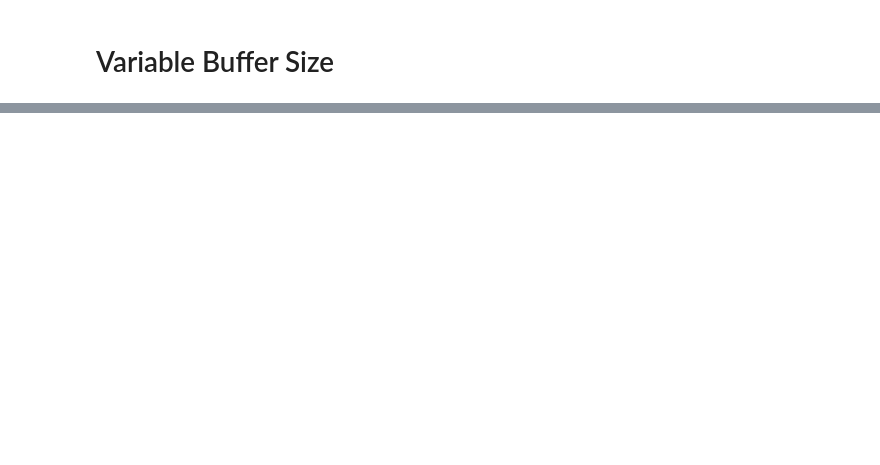
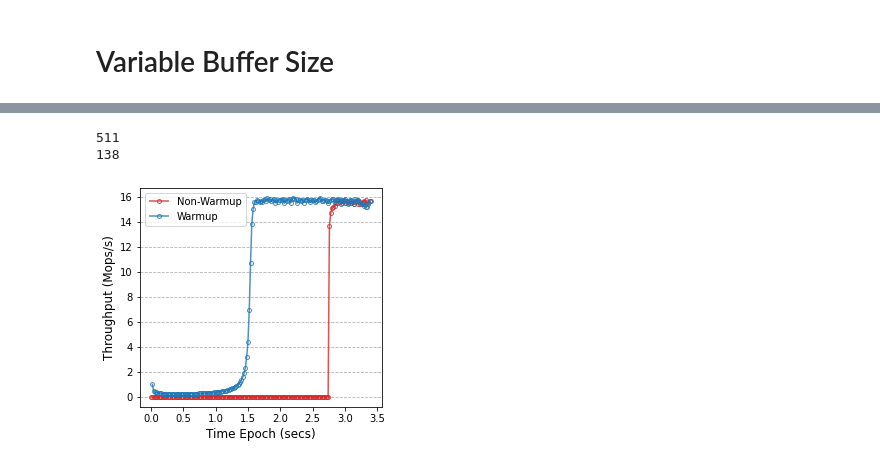
Before and after one commit to zhongch4g/BufferHashing, a Jupyter notebook: script/Exp1_Get_Throughput_In_Time_Epoch.ipynb, the cells around one changed output, grey strips where cells are left out. Drawn from its saved outputs; the diff is of its cells as text; code cells hidden in the pictures; blank space fills up the shorter version.

```diff
--- a/script/Exp1_Get_Throughput_In_Time_Epoch.ipynb
+++ b/script/Exp1_Get_Throughput_In_Time_Epoch.ipynb
@@ -271,0 +339,4 @@ fig.savefig("./variable_buffersize/test.pdf", bbox_inches='tight', pad_inches=0)
+# %%
+# recovery comparison
+time_rec0, through_rec0 = get_dual_results("./BufferHashing_Multi/normal_read2.txt")
+time_frec0, through_frec0 = get_dual_results("./BufferHashing_Multi/fast_rec_read2.txt")
@@ -271,0 +348,59 @@ fig.savefig("./variable_buffersize/test.pdf", bbox_inches='tight', pad_inches=0)
+# %%
+import matplotlib.pyplot as plt
+import sys
+from matplotlib.ticker import (MultipleLocator, FormatStrFormatter,AutoMinorLocator)
+from matplotlib.ticker import FuncFormatter
+import matplotlib
+# plt.rcParams["font.family"] = "arial"
+matplotlib.rcParams['pdf.fonttype'] = 42
+matplotlib.rcParams['ps.fonttype'] = 42
+
+gloyend = None
+# Main
+dashes=[(2,2), (4,1), (2,0), (2,0), (3, 3), (2, 0), (2,2), (4,1), (2,0), (2,0), (3, 3), (2, 0)]
+markers = ['x', '|', '.', 'D', 'd', '', 'x', '|', '.', 'D', 'd', '']
+colors = ['grey', '#FF7F0E', '#2077B4', '#D62728', '#0A640C', '#343434', '#008837']
+# colors = ['#2077B4', '#D62728', '#0A640C', '#343434']
+
+label = ['Non-Warmup', 'Warmup']
+
+# d0 d1 represents dynamic CCEH data
+# f0 f1 represents fixed CCEH data
+
+fig, ax = plt.subplots(figsize=(4, 3.6), constrained_layout=True, sharex=True, sharey=True)
+
+# print(time_rec0, through_rec0)
+t = [i for i in np.arange(0, time_rec0[-1] + 2.73, 0.02)]
+print(len(t))
+print(len(t) - len(through_rec0))
+
+thr = []
+for i in range(len(t) - len(through_rec0)):
+    thr.append(0)
+
+for i in through_rec0:
+    thr.append(i)
+
+node = 170
+ax.plot(t[:node], thr[:node], color=colors[3], marker=markers[2], dashes=dashes[2], label = label[0], alpha=0.8, fillstyle='none', markersize=8)
+ax.plot(time_frec0[:node], through_frec0[:node], color=colors[2], marker=markers[2], dashes=dashes[2], label = label[1], alpha=0.8, fillstyle='none', markersize=8)
+
+ax.legend(loc="upper left")
+ax.grid(which='major', linestyle='--', zorder=0)
+ax.grid(which='minor', linestyle='--', zorder=0, linewidth=0.3)
+ax.xaxis.grid(False, which='both')
+
+# ax[0,1].set_title('Time Epoch(1 secs) Throughput \n CCEH0 70% Write CCEH1 100% Write', fontsize = 14)
+ax.set_xlabel('Time Epoch (secs)', fontsize=12)
+ax.set_ylabel('Throughput (Mops/s)', fontsize=12)
+
+
+# fig.suptitle(f'CCEH0 0% Write CCEH1 100% Write (Buffer-70K)', fontsize = 14)
+# fig.supxlabel('Time Epoch (secs)', fontsize=18)
+# fig.supylabel('Throughput (Mops/s)', fontsize=18)
+
+fig.savefig("./BufferHashing_Multi/Recovery_Warmup.pdf", bbox_inches='tight', pad_inches=0)
+# %% [output]
+511
+138
+[figure, added]
```
Also changed, not shown: parts of 9 cells of this notebook, 20 other files.
